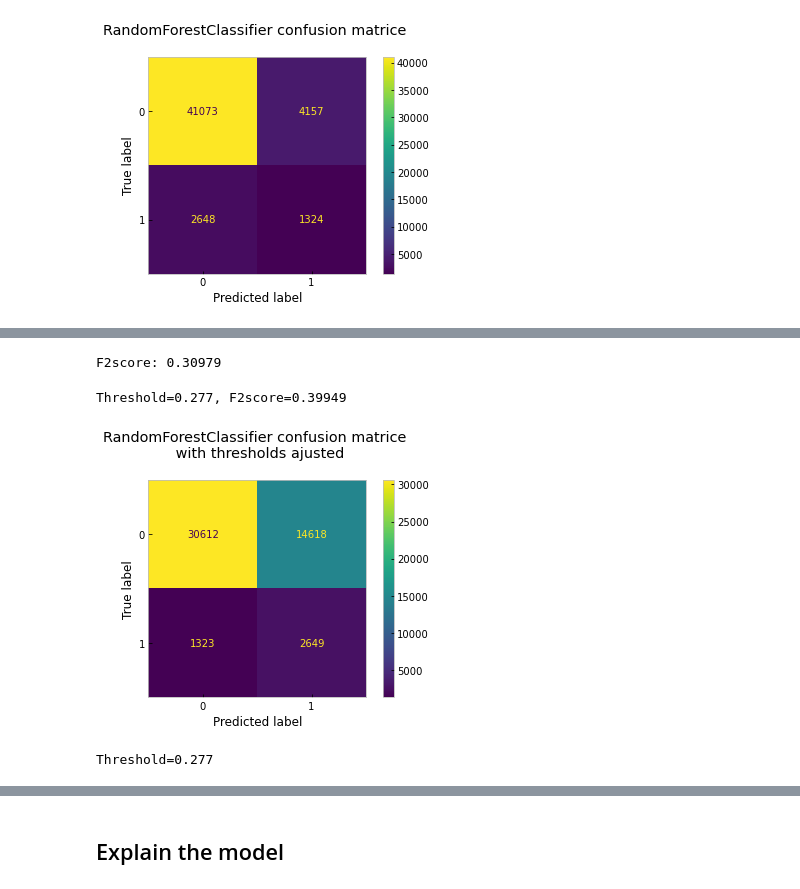
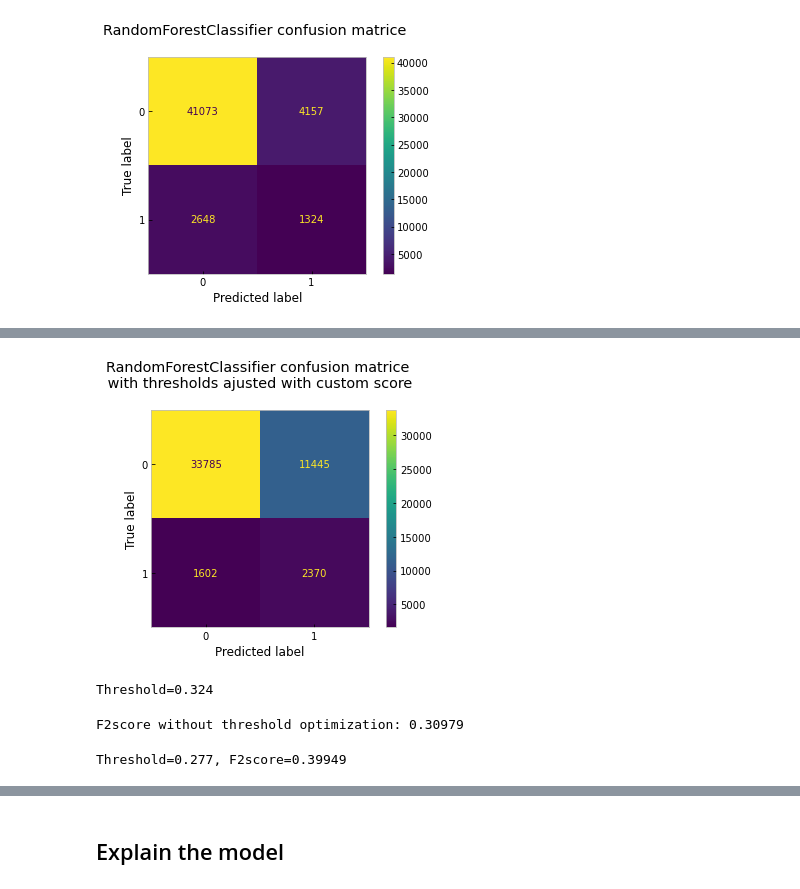
Before and after one commit to HuguesMAP/OC-P7-Impl-mentez-un-mod-le-de-scoring, a Jupyter notebook: Projet 7 - Implémentez un modèle de scoring - Modélisation.ipynb, the cells around one changed output, grey strips where cells are left out. Saved outputs shown, nothing was run; the diff lists cells and outputs as text; code cells hidden in the pictures.

```diff
--- a/Projet 7 - Implémentez un modèle de scoring - Modélisation.ipynb
+++ b/Projet 7 - Implémentez un modèle de scoring - Modélisation.ipynb
@@ -738,9 +794,20 @@ plt.show()
+# %%
+cm_optimized_cs = confusion_matrix(y_sample2_test, (y_predict >= thresholds[ix_cs]).astype('int'))
+disp = ConfusionMatrixDisplay(confusion_matrix=cm_optimized_cs)
+disp.plot()
+plt.grid(None)
+plt.title('RandomForestClassifier confusion matrice \n with thresholds ajusted with custom score \n')
+plt.show()
+print('Threshold=%.3f' % (thresholds[ix_cs]))
+# %% [output]
+[figure, added]
+Threshold=0.324
 # %%
-# evaluate the model with thresholds = 0.5
-score_base = fbeta_score(y_sample2_test, (y_predict >= 0.5).astype('int'), beta=2)
-print('F2score: %.5f' % score_base)
+# evaluate the model with f2beta and thresholds = 0.5
+score_base_fbs = fbeta_score(y_sample2_test, (y_predict >= 0.5).astype('int'), beta=2)
+print('F2score without threshold optimized: %.5f' % score_base_fbs)
 # %% [output]
-F2score: 0.30979
+F2score without threshold optimization: 0.30979
 # %%
 # search thresholds for imbalanced classification
 
@@ -758,13 +825,2 @@ print('Threshold=%.3f, F2score=%.5f' % (thresholds[ix], scores[ix]))
 # %% [output]
 Threshold=0.277, F2score=0.39949
-# %%
-cm = confusion_matrix(y_sample2_test, (y_predict >= thresholds[ix]).astype('int'))
-disp = ConfusionMatrixDisplay(confusion_matrix=cm)
-disp.plot()
-plt.grid(None)
-plt.title('RandomForestClassifier confusion matrice \n with thresholds ajusted\n')
-plt.show()
-print('Threshold=%.3f' % (thresholds[ix]))
-# %% [output]
-[figure, removed]
-Threshold=0.277
```
Also changed, not shown: parts of 13 cells of this notebook.
